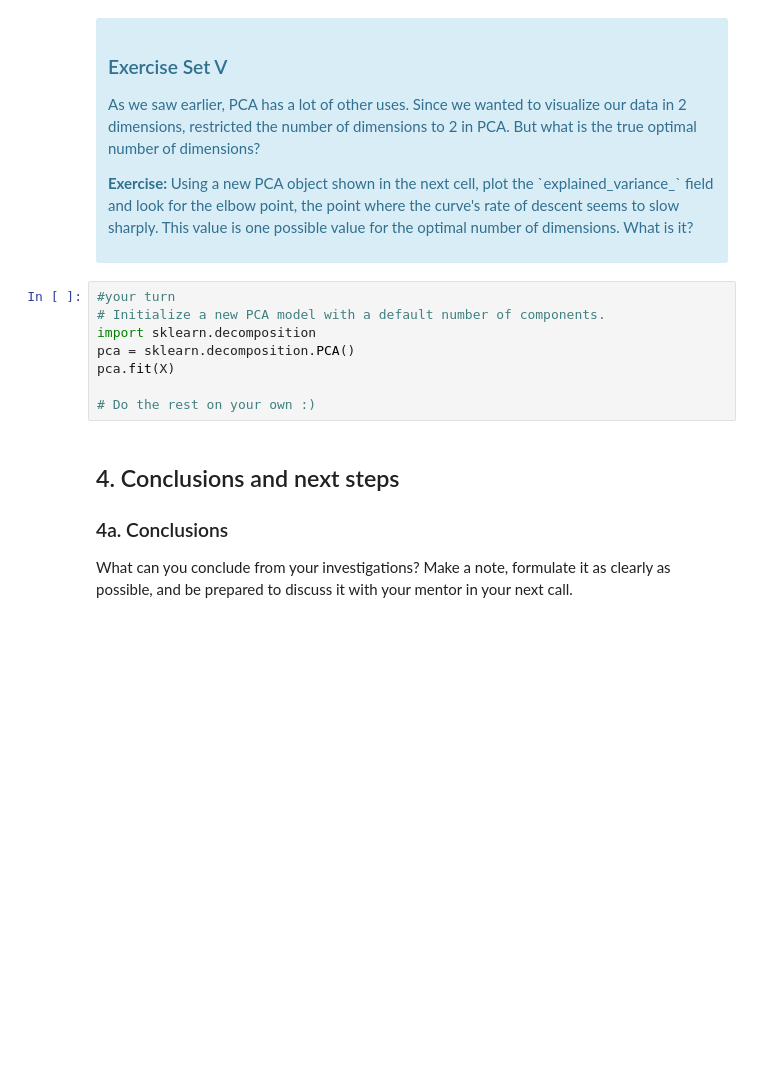
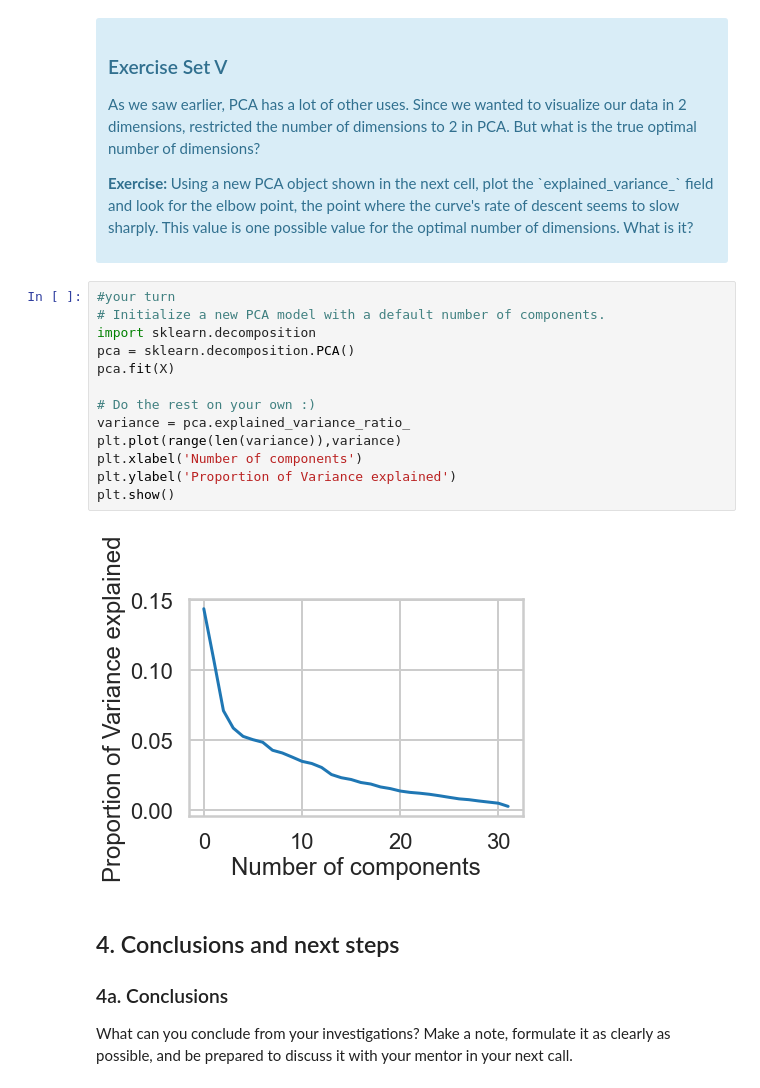
Before and after one commit to yepterence/Springboard-case-studies, a Jupyter notebook: sb_Clustering_Case_Study_updated_10_15_2020/Clustering Case Study - Customer Segmentation with K-Means - Tier 3.ipynb, the cells around one changed output. Cells and saved outputs as stored; diff of their text form; blank space fills up the shorter version.

```diff
--- a/sb_Clustering_Case_Study_updated_10_15_2020/Clustering Case Study - Customer Segmentation with K-Means - Tier 3.ipynb
+++ b/sb_Clustering_Case_Study_updated_10_15_2020/Clustering Case Study - Customer Segmentation with K-Means - Tier 3.ipynb
@@ -302,11 +426,18 @@ What we've done is we've taken those columns of 0/1 indicator variables, and we'
 # %%
 #your turn
 # Initialize a new PCA model with a default number of components.
 import sklearn.decomposition
 pca = sklearn.decomposition.PCA()
 pca.fit(X)
 
 # Do the rest on your own :)
+variance = pca.explained_variance_ratio_
+plt.plot(range(len(variance)),variance)
+plt.xlabel('Number of components')
+plt.ylabel('Proportion of Variance explained')
+plt.show()
+# %% [output]
+[figure, added]
 # %% [markdown]
 ## 4. Conclusions and next steps
 ### 4a. Conclusions
```
Also changed, not shown: parts of 7 cells of this notebook.
